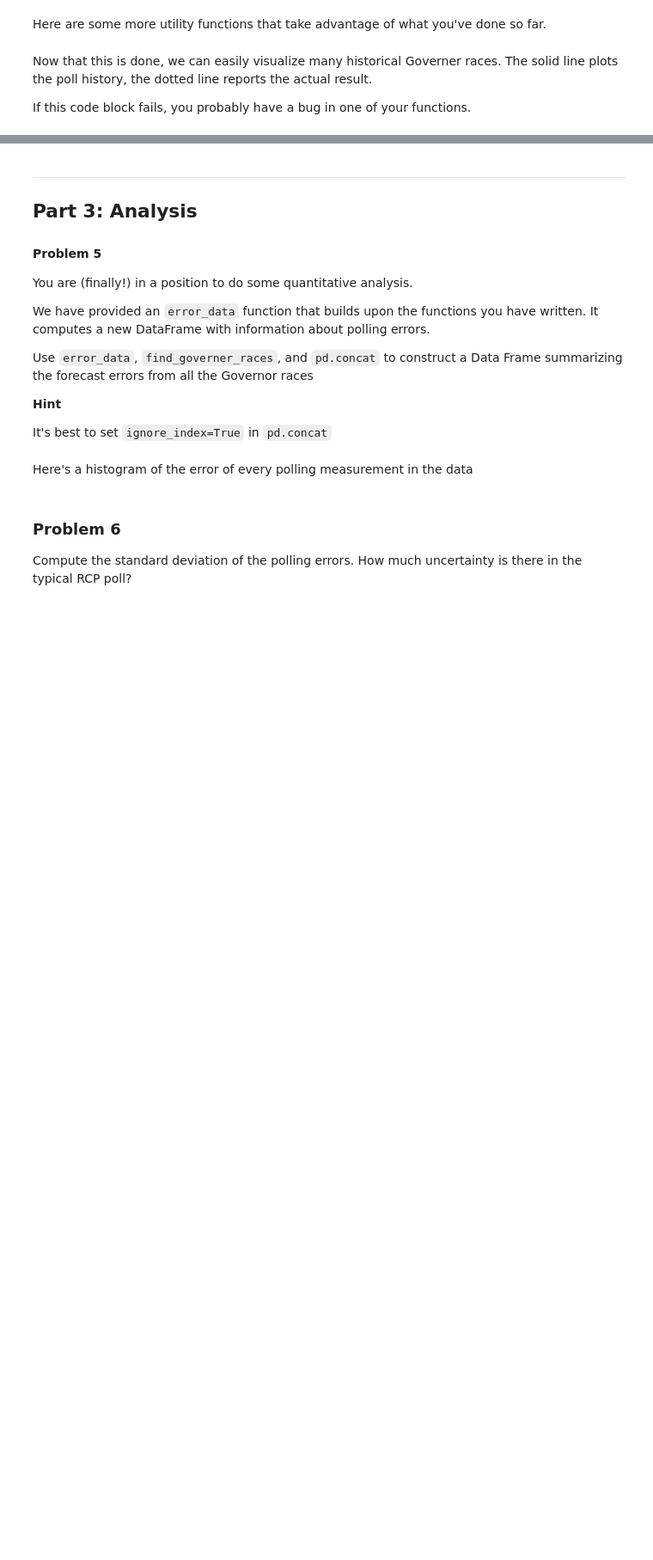
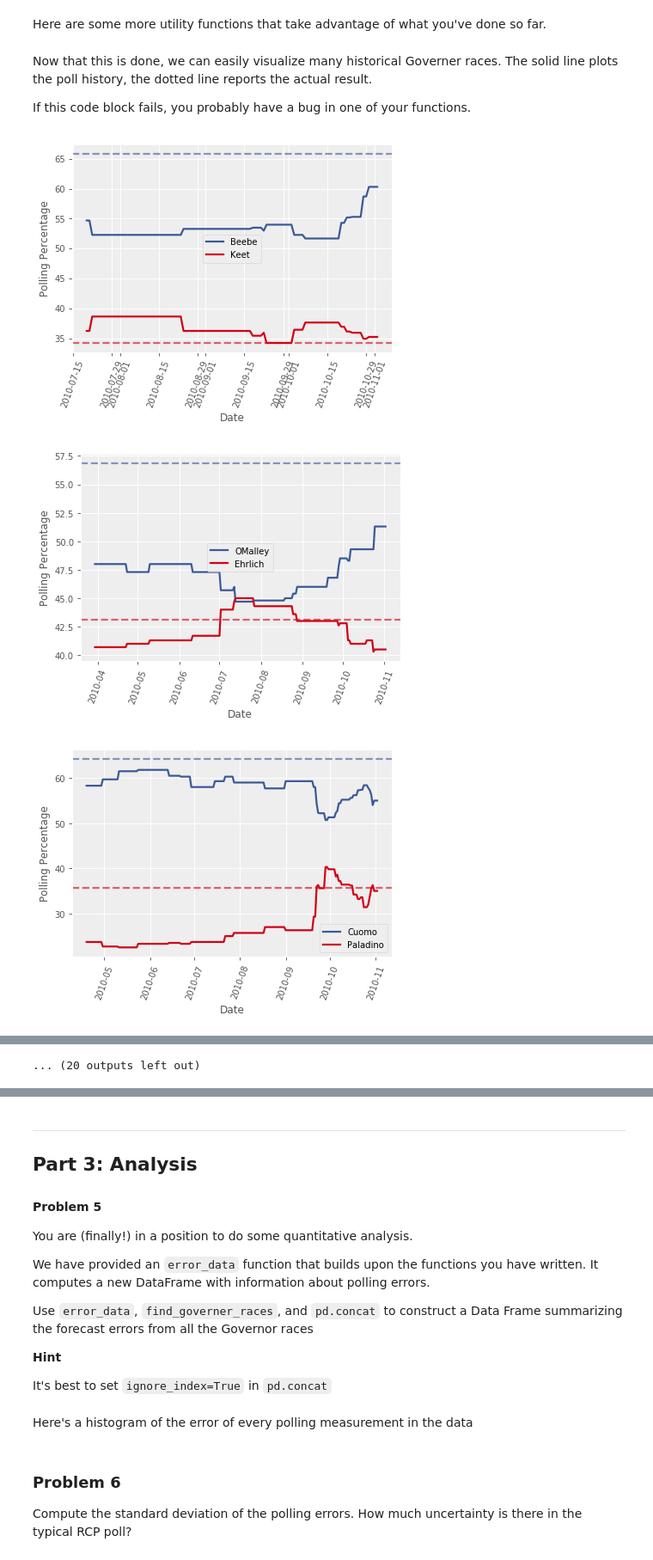
Before and after one commit to joaoDragado/dSc_roadmap, a Jupyter notebook: projects/Governor_races_Polling.ipynb, the cells around one changed output, grey strips where cells are left out. Shown at 86% size. Saved outputs shown, nothing was run; the diff lists cells and outputs as text; code cells hidden in the pictures; blank space fills up the shorter version.

```diff
--- a/projects/Governor_races_Polling.ipynb
+++ b/projects/Governor_races_Polling.ipynb
@@ -264,17 +266,21 @@ def find_governor_races(html):
     returns : A list of urls for Governer race pages
     """
     # url pattern
-    pattern = 'http://www.realclearpolitics.com/epolls/????/governor/??/*-*.html'
+    pattern = '/epolls/????/governor/??/*-*.html'
     # fetch html page
     r = requests.get(html)
     # parse the html document
     soup = bs4.BeautifulSoup(r.text, 'html.parser')
     # collect the links that have an href value,
     # & that value mathes our pattern
-    links = [a.attrs['href'] for a in s.findAll('a')
+    links = [a.attrs['href']
+             for a in soup.findAll('a')
              if (a.has_attr('href')
                  and fnmatch(a.attrs['href'], pattern))]
-    return links
+    # add base URL prefix to each link & return
+    prefix = 'http://www.realclearpolitics.com'
+
+    return [prefix+link for link in links]
 # %%
 find_governor_races('https://www.realclearpolitics.com/epolls/2010/governor/2010_elections_governor_map.html')
 # %% [output]
@@ -308,3 +329,24 @@ def race_result(url):
     >>> race_result(url)
     {'Brown': 56.0126582278481, 'Whitman': 43.9873417721519}
     """
+    # fetch html page
+    r = requests.get(url)
+    # parse the html document
+    soup = bs4.BeautifulSoup(r.text, 'html.parser')
+
+    #get polling data table
+    table = soup.find('table', class_='data')
+
+    # get final percentage_votes
+    final = table.find('tr', class_='final')
+    pcts = [float(val.text) for val in final('td')[3:-1]]
+
+    # normalize prcts to 100
+    norm = sum(pcts) / 100
+
+    # get candidate_names
+    cands =  table('th')
+    names = [name.text.split(' ')[0]
+             for name in cands[3:-1]]
+
+    return {name: pct/norm for name,pct in zip(names,pcts)}
@@ -342,8 +391,13 @@ Now that this is done, we can easily visualize many historical Governer races. T
 
 If this code block fails, you probably have a bug in one of your functions.
 # %%
-page = requests.get('http://www.realclearpolitics.com/epolls/2010/governor/2010_elections_governor_map.html').text.encode('ascii', 'ignore')
+#page = requests.get('http://www.realclearpolitics.com/epolls/2010/governor/2010_elections_governor_map.html').text.encode('ascii', 'ignore')
+url = 'http://www.realclearpolitics.com/epolls/2010/governor/2010_elections_governor_map.html'
 
-for race in find_governor_races(page):
+for race in find_governor_races(url):
     plot_race(race)
     plt.show()
+# %% [output]
+[figure, added]
+[figure, added]
+[figure, added]
@@ -350 +413,2 @@ for race in find_governor_races(page):
+... (20 outputs left out)
 # %% [markdown]
```
Also changed, not shown: parts of 10 cells of this notebook.
